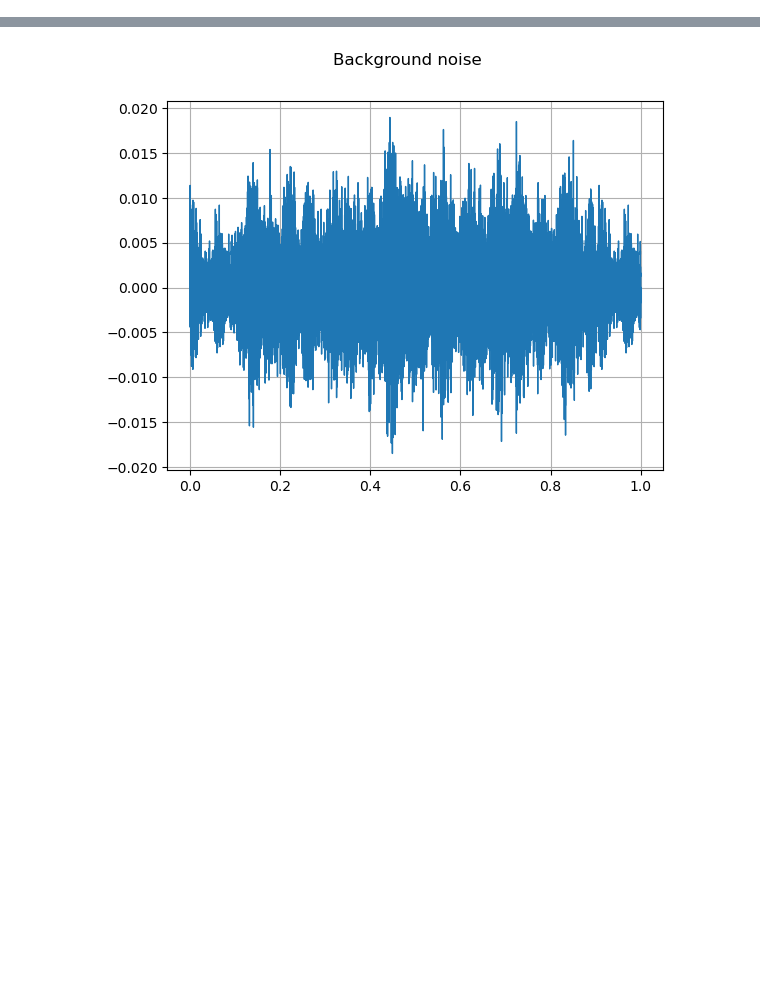
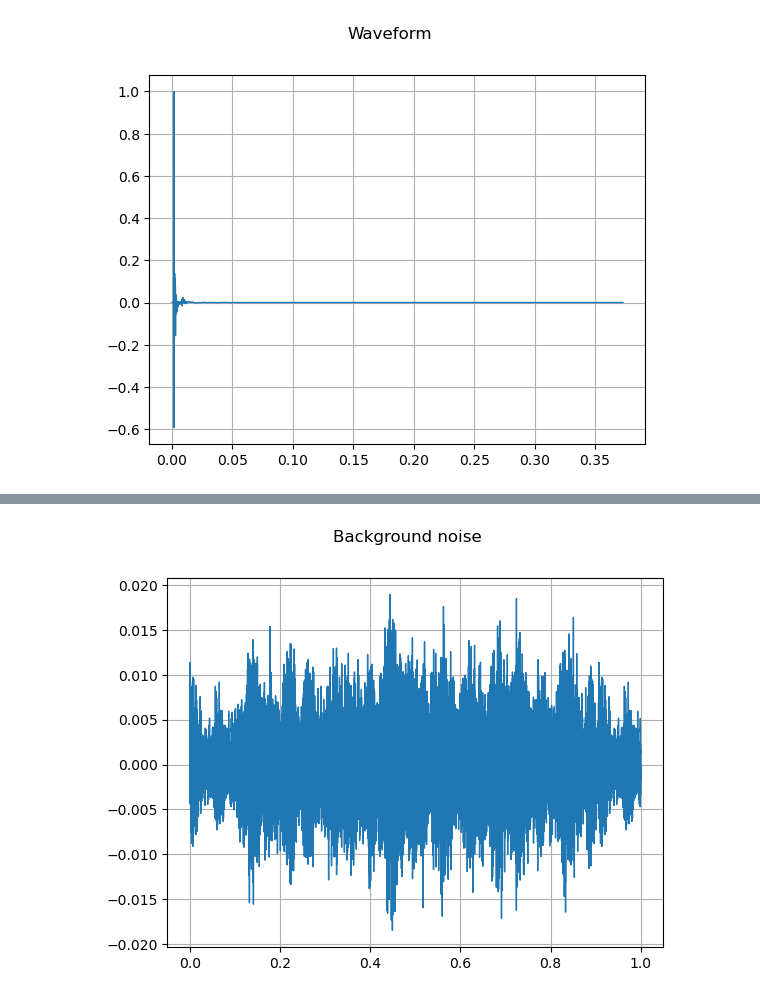
Before and after one commit to dragonsearch/DCASE-Task1, a Jupyter notebook: jupyter_data_aug.ipynb, the cells around one changed output, grey strips where cells are left out. Drawn from its saved outputs; the diff is of its cells as text; code cells hidden in the pictures; blank space fills up the shorter version.

```diff
--- a/jupyter_data_aug.ipynb
+++ b/jupyter_data_aug.ipynb
@@ -19,0 +55,6 @@ tensor([[ 0.0214,  0.0266,  0.0314,  ..., -0.0004, -0.0028, -0.0059]])
+# %%
+dirs, sample_rate_dir = torchaudio.load('data/dirs/American_R331.wav')
+
+print(dirs)
+print(dirs.shape)
+print(sample_rate_dir)
@@ -20,3 +80,7 @@ tensor([[ 0.0214,  0.0266,  0.0314,  ..., -0.0004, -0.0028, -0.0059]])
+# %%
+plot_waveform(dirs, sample_rate_dir, title="Waveform")
+# %% [output]
+[figure, added]
 # %%
 waveform3, sample_rate3 = torchaudio.load('data/TAU-urban-acoustic-scenes-2022-mobile-development/audio/airport-barcelona-0-2-4-s5.wav')
 sample_noise = download_asset("tutorial-assets/Lab41-SRI-VOiCES-rm1-babb-mc01-stu-clo-8000hz.wav")
```
Also changed, not shown: parts of 16 cells of this notebook, 2 other files.
